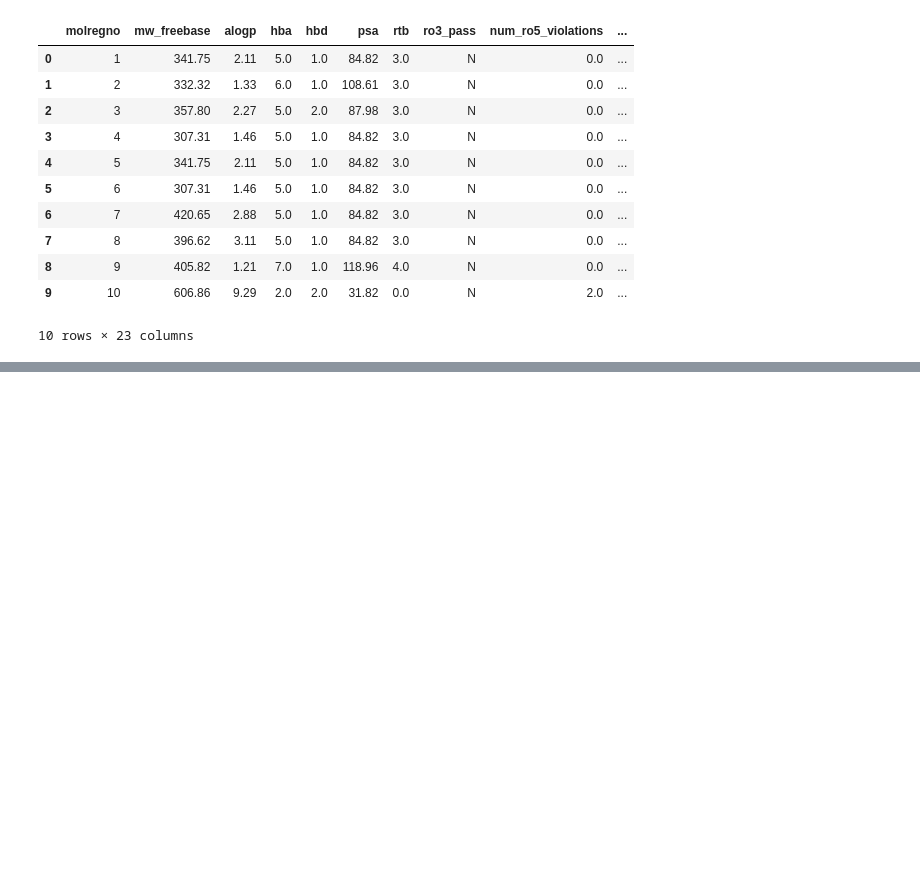
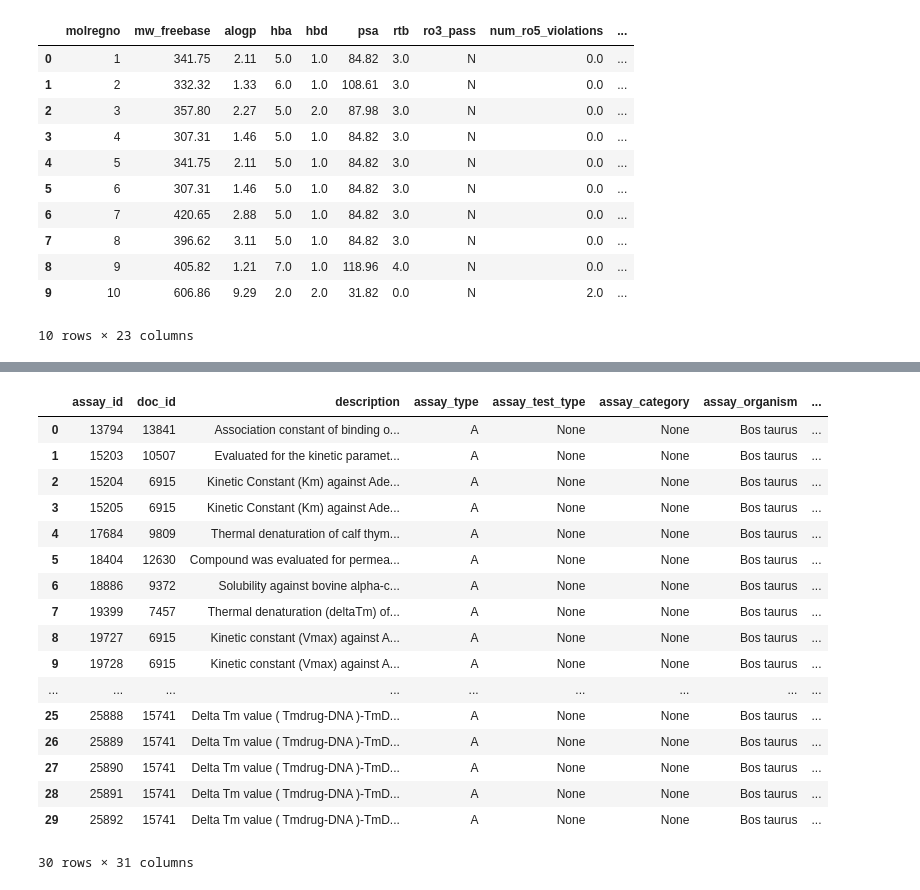
Before and after one commit to Cargill-Capstone2021/ADME-modeling-for-Cargill, a Jupyter notebook: working/CHEMBL_db.ipynb, the cells around one changed output, grey strips where cells are left out. Drawn from its saved outputs; the diff is of its cells as text; code cells hidden in the pictures; blank space fills up the shorter version.

```diff
--- a/working/CHEMBL_db.ipynb
+++ b/working/CHEMBL_db.ipynb
@@ -133,3 +155,26 @@ df_comp_prop.head(n=10)
 # %%
 #closing the connection
 con.close()
+# %%
+df_join1=pd.read_sql_query("SELECT a.*, t.* FROM target_dictionary t INNER JOIN assays a on a.tid=t.tid WHERE t.organism='Bos taurus'and a.assay_type='A'", con )
+# %%
+df_join1.head(n=30)
+# %% [output]
+|  | assay_id | doc_id | description | assay_type | assay_test_type | assay_category | assay_organism | ... |
+| 0 | 13794 | 13841 | Association constant of binding o... | A | None | None | Bos taurus | ... |
+| 1 | 15203 | 10507 | Evaluated for the kinetic paramet... | A | None | None | Bos taurus | ... |
+| 2 | 15204 | 6915 | Kinetic Constant (Km) against Ade... | A | None | None | Bos taurus | ... |
+| 3 | 15205 | 6915 | Kinetic Constant (Km) against Ade... | A | None | None | Bos taurus | ... |
+| 4 | 17684 | 9809 | Thermal denaturation of calf thym... | A | None | None | Bos taurus | ... |
+| 5 | 18404 | 12630 | Compound was evaluated for permea... | A | None | None | Bos taurus | ... |
+| 6 | 18886 | 9372 | Solubility against bovine alpha-c... | A | None | None | Bos taurus | ... |
+| 7 | 19399 | 7457 | Thermal denaturation (deltaTm) of... | A | None | None | Bos taurus | ... |
+| 8 | 19727 | 6915 | Kinetic constant (Vmax) against A... | A | None | None | Bos taurus | ... |
+| 9 | 19728 | 6915 | Kinetic constant (Vmax) against A... | A | None | None | Bos taurus | ... |
+| ... | ... | ... | ... | ... | ... | ... | ... | ... |
+| 25 | 25888 | 15741 | Delta Tm value ( Tmdrug-DNA )-TmD... | A | None | None | Bos taurus | ... |
+| 26 | 25889 | 15741 | Delta Tm value ( Tmdrug-DNA )-TmD... | A | None | None | Bos taurus | ... |
+| 27 | 25890 | 15741 | Delta Tm value ( Tmdrug-DNA )-TmD... | A | None | None | Bos taurus | ... |
+| 28 | 25891 | 15741 | Delta Tm value ( Tmdrug-DNA )-TmD... | A | None | None | Bos taurus | ... |
+| 29 | 25892 | 15741 | Delta Tm value ( Tmdrug-DNA )-TmD... | A | None | None | Bos taurus | ... |
+30 rows × 31 columns
```
Also changed, not shown: parts of 12 cells of this notebook.
